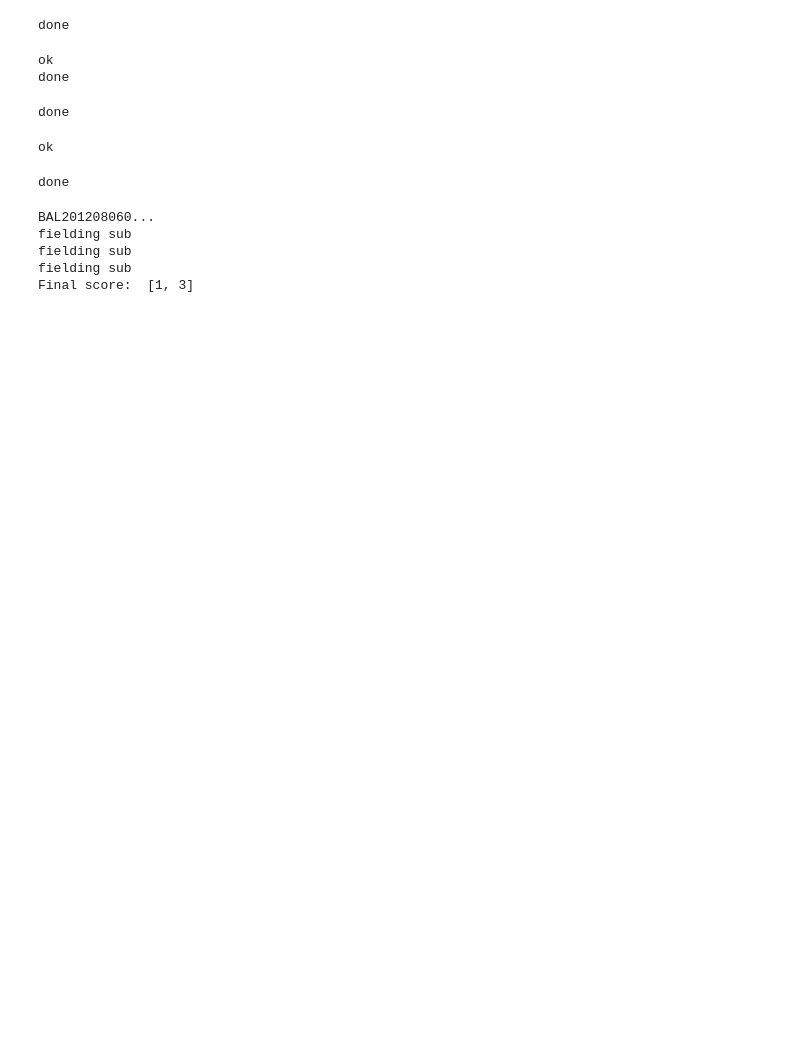
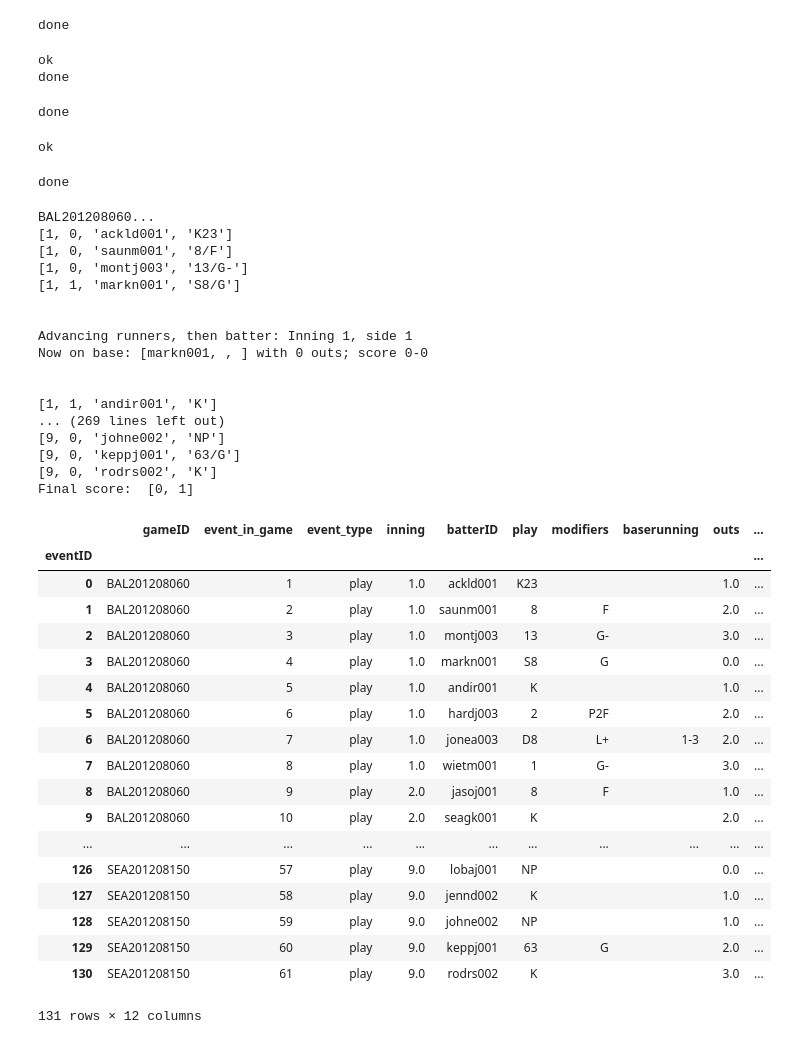
Before and after one commit to raddick/sportsball, a Jupyter notebook: mess_with_events_from_json.ipynb, the cells around one changed output. Saved outputs shown, nothing was run; the diff lists cells and outputs as text; code cells hidden in the pictures; blank space fills up the shorter version.

Commit message:
Working now? Maybe?
Everything seems to be working except for pinch runners and {badj/ladj/padj}es

```diff
--- a/mess_with_events_from_json.ipynb
+++ b/mess_with_events_from_json.ipynb
@@ -29,7 +29,7 @@ done
 #allgames_df.sample(10).index
 #mygames = ['NYN201204100']
 mygames = ['BAL201208060']
-#mygames += ['SEA201208150']
+mygames += ['SEA201208150']
 
 #mygames = ['NY1193809221']
 
@@ -362,10 +344,10 @@ for thisgameID,thisrow in allgames_df.iterrows():
             for eig, thisevent in halfinn.iterrows():    # iter through all events in this half-inn
 
                 if (thisevent['event_type'] == 'sub'):
-#                    print(thisevent[['inning', 'home_or_visitor', 'batterID', 'event', 'sub_team', 'sub_position']].tolist())
                     thisyear = this_info_df['date'].apply(lambda x: x.year)
                     playing_df = make_substitution(playing_df, roster_df, thisevent, this_info_df)
                 else:
+                    print(thisevent[['inning', 'home_or_visitor', 'batterID', 'event']].tolist())
                     thisevent['visiting_team'] = this_info_df['visteam'].tolist()[0]
                     thisevent['home_team'] = this_info_df['hometeam'].tolist()[0]
                     thisevent['inning'] = ing
@@ -414,41 +396,72 @@ for thisgameID,thisrow in allgames_df.iterrows():
                             side)
 
                     # update info based on the play that has occurred
                     thisevent['outs'] = nOuts
                     thisevent['runner1b'] = onbase[0]
                     thisevent['runner2b'] = onbase[1]
                     thisevent['runner3b'] = onbase[2]
                     thisevent['visitor_score'] = score[0]
                     thisevent['home_score'] = score[0]
 
                 # finally, append this play to the list of plays
                 game_events_df = game_events_df.append(thisevent)
 
-    game_events_df = game_events_df.sort_index()
+    game_events_df = game_events_df[game_events_df['event_type'] == 'play']
+    game_events_df = game_events_df.reset_index()
     game_events_df.index.name = 'event_in_game'
-    game_events_df = game_events_df.reset_index()
 
     events_df = pandas.concat((events_df, game_events_df), axis=0)
 
-display_order = ['gameID', 'event_in_game', 'inning', 'batterID']
+display_order = ['gameID', 'event_in_game', 'event_type', 'inning', 'batterID']
 display_order += ['play', 'modifiers', 'baserunning', 'outs']
 display_order += ['runner1b', 'runner2b', 'runner3b']
 
 #events_df = events_df.fillna('')
 
 events_df = events_df.reset_index()
+
+events_df['event_in_game'] = events_df['event_in_game'] + 1  # make it a 1-based counter
 events_df.index.name = 'eventID'
 
 events_df.sort_values('gameID')
 events_df = events_df[display_order]
 print('Final score: ',score)
-#events_df
-#x = events_df['play'].tolist()
-#for k in x:
-#    print(k)
+#events_df[events_df['event_type'] == 'play']
+events_df
 # %% [output]
 BAL201208060...
-fielding sub
-fielding sub
-fielding sub
-Final score:  [1, 3]
+[1, 0, 'ackld001', 'K23']
+[1, 0, 'saunm001', '8/F']
+[1, 0, 'montj003', '13/G-']
+[1, 1, 'markn001', 'S8/G']
+
+
+Advancing runners, then batter: Inning 1, side 1
+Now on base: [markn001, , ] with 0 outs; score 0-0
+
+
+[1, 1, 'andir001', 'K']
+... (269 lines left out)
+[9, 0, 'johne002', 'NP']
+[9, 0, 'keppj001', '63/G']
+[9, 0, 'rodrs002', 'K']
+Final score:  [0, 1]
+|  | gameID | event_in_game | event_type | inning | batterID | play | modifiers | baserunning | outs | ... |
+| eventID |  |  |  |  |  |  |  |  |  | ... |
+| 0 | BAL201208060 | 1 | play | 1.0 | ackld001 | K23 |  |  | 1.0 | ... |
+| 1 | BAL201208060 | 2 | play | 1.0 | saunm001 | 8 | F |  | 2.0 | ... |
+| 2 | BAL201208060 | 3 | play | 1.0 | montj003 | 13 | G- |  | 3.0 | ... |
+| 3 | BAL201208060 | 4 | play | 1.0 | markn001 | S8 | G |  | 0.0 | ... |
+| 4 | BAL201208060 | 5 | play | 1.0 | andir001 | K |  |  | 1.0 | ... |
+| 5 | BAL201208060 | 6 | play | 1.0 | hardj003 | 2 | P2F |  | 2.0 | ... |
+| 6 | BAL201208060 | 7 | play | 1.0 | jonea003 | D8 | L+ | 1-3 | 2.0 | ... |
+| 7 | BAL201208060 | 8 | play | 1.0 | wietm001 | 1 | G- |  | 3.0 | ... |
+| 8 | BAL201208060 | 9 | play | 2.0 | jasoj001 | 8 | F |  | 1.0 | ... |
+| 9 | BAL201208060 | 10 | play | 2.0 | seagk001 | K |  |  | 2.0 | ... |
+| ... | ... | ... | ... | ... | ... | ... | ... | ... | ... | ... |
+| 126 | SEA201208150 | 57 | play | 9.0 | lobaj001 | NP |  |  | 0.0 | ... |
+| 127 | SEA201208150 | 58 | play | 9.0 | jennd002 | K |  |  | 1.0 | ... |
+| 128 | SEA201208150 | 59 | play | 9.0 | johne002 | NP |  |  | 1.0 | ... |
+| 129 | SEA201208150 | 60 | play | 9.0 | keppj001 | 63 | G |  | 2.0 | ... |
+| 130 | SEA201208150 | 61 | play | 9.0 | rodrs002 | K |  |  | 3.0 | ... |
+131 rows × 12 columns
```
Also changed, not shown: parts of 1 cell of this notebook.
